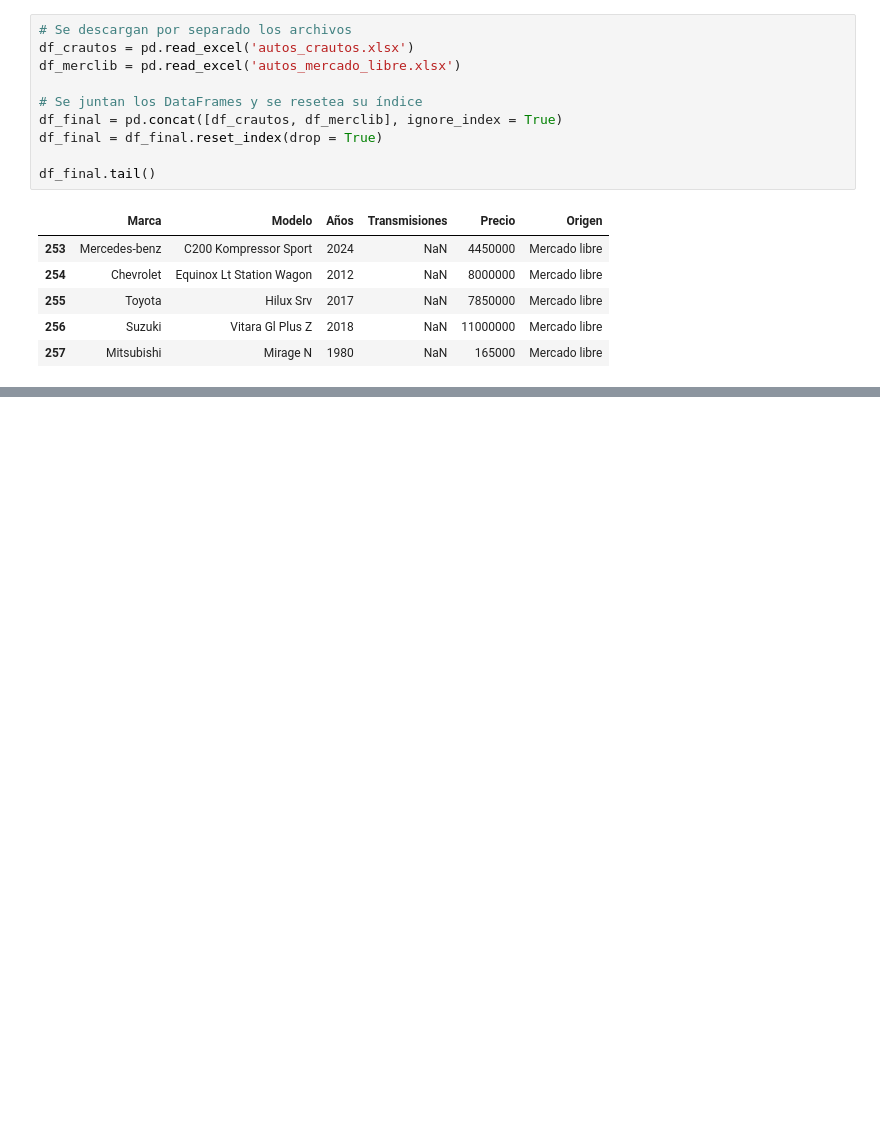
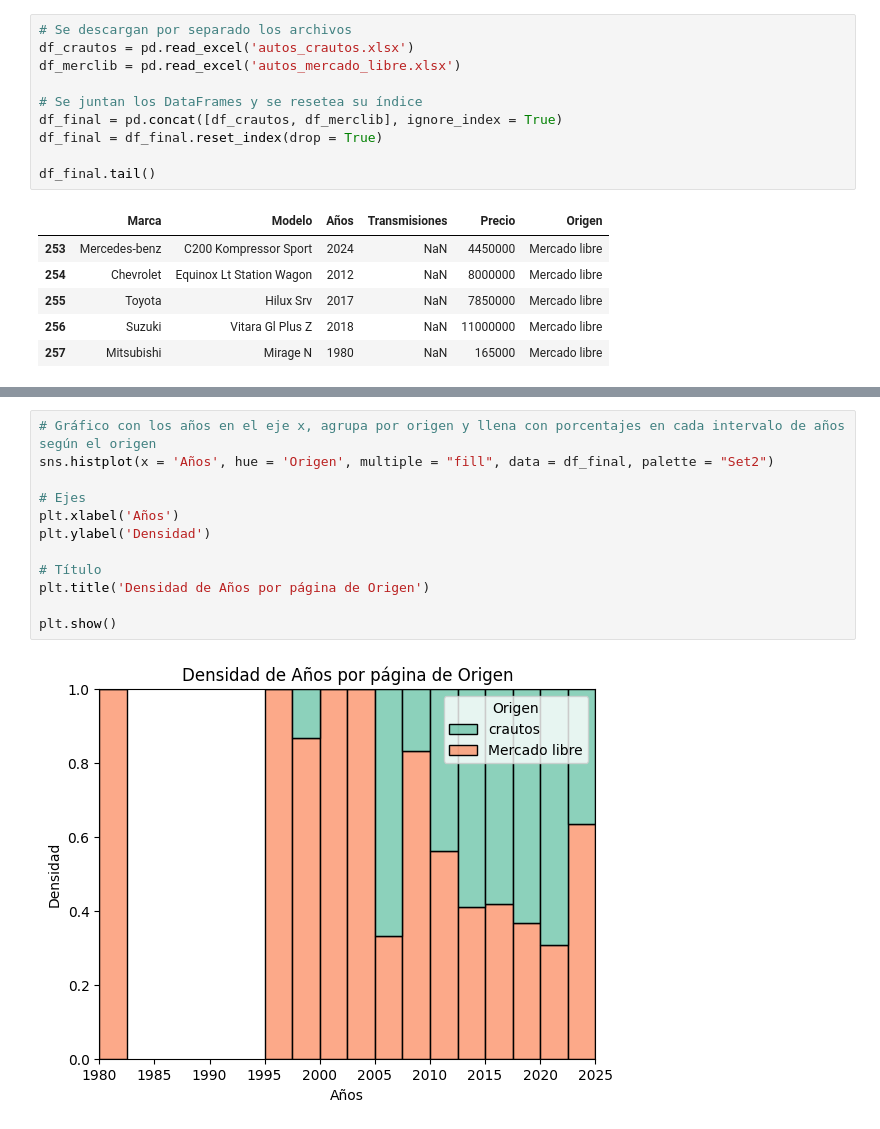
Before and after one commit to Santifer0803/Proyecto_individual_herramientas_II, a Jupyter notebook: cod/Proyecto_individual.ipynb, the cells around one changed output, grey strips where cells are left out. Cells and saved outputs as stored; diff of their text form; blank space fills up the shorter version.

```diff
--- a/cod/Proyecto_individual.ipynb
+++ b/cod/Proyecto_individual.ipynb
@@ -667,0 +701,14 @@ df_final.tail()
+# %%
+# Gráfico con los años en el eje x, agrupa por origen y llena con porcentajes en cada intervalo de años según el origen
+sns.histplot(x = 'Años', hue = 'Origen', multiple = "fill", data = df_final, palette = "Set2")
+
+# Ejes
+plt.xlabel('Años')
+plt.ylabel('Densidad')
+
+# Título
+plt.title('Densidad de Años por página de Origen')
+
+plt.show()
+# %% [output]
+[figure, added]
```
Also changed, not shown: parts of 9 cells of this notebook, 1 other file.
